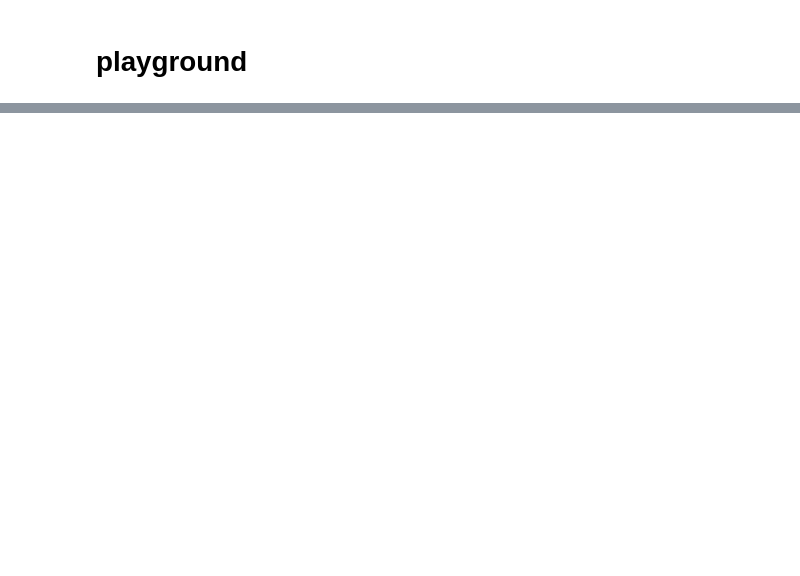
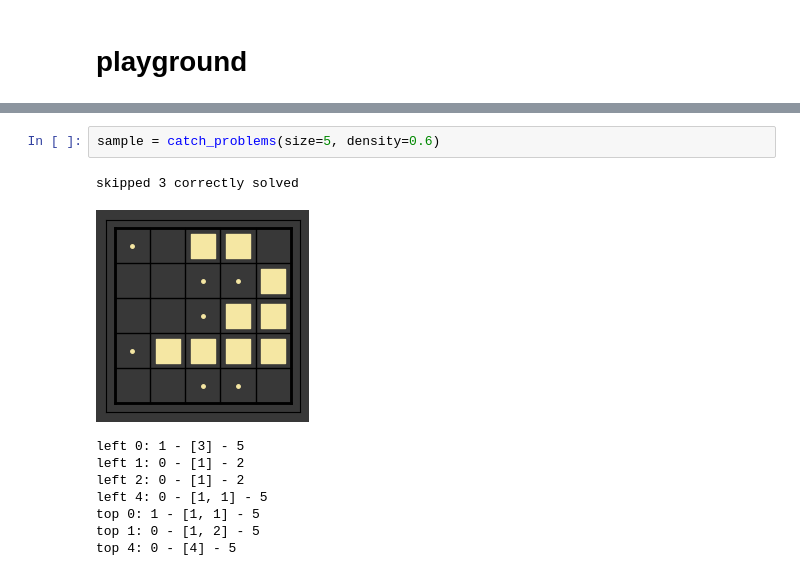
Before and after one commit to yualapshina/nana, a Jupyter notebook: nana.ipynb, the cells around one changed output, grey strips where cells are left out. Cells and saved outputs as stored; diff of their text form; blank space fills up the shorter version.

```diff
--- a/nana.ipynb
+++ b/nana.ipynb
@@ -494,0 +595,12 @@ solver.solve()
+# %%
+sample = catch_problems(size=5, density=0.6)
+# %% [output]
+skipped 3 correctly solved
+[figure, added]
+left 0: 1 - [3] - 5
+left 1: 0 - [1] - 2
+left 2: 0 - [1] - 2
+left 4: 0 - [1, 1] - 5
+top 0: 1 - [1, 1] - 5
+top 1: 0 - [1, 2] - 5
+top 4: 0 - [4] - 5
```
Also changed, not shown: parts of 12 cells of this notebook.
